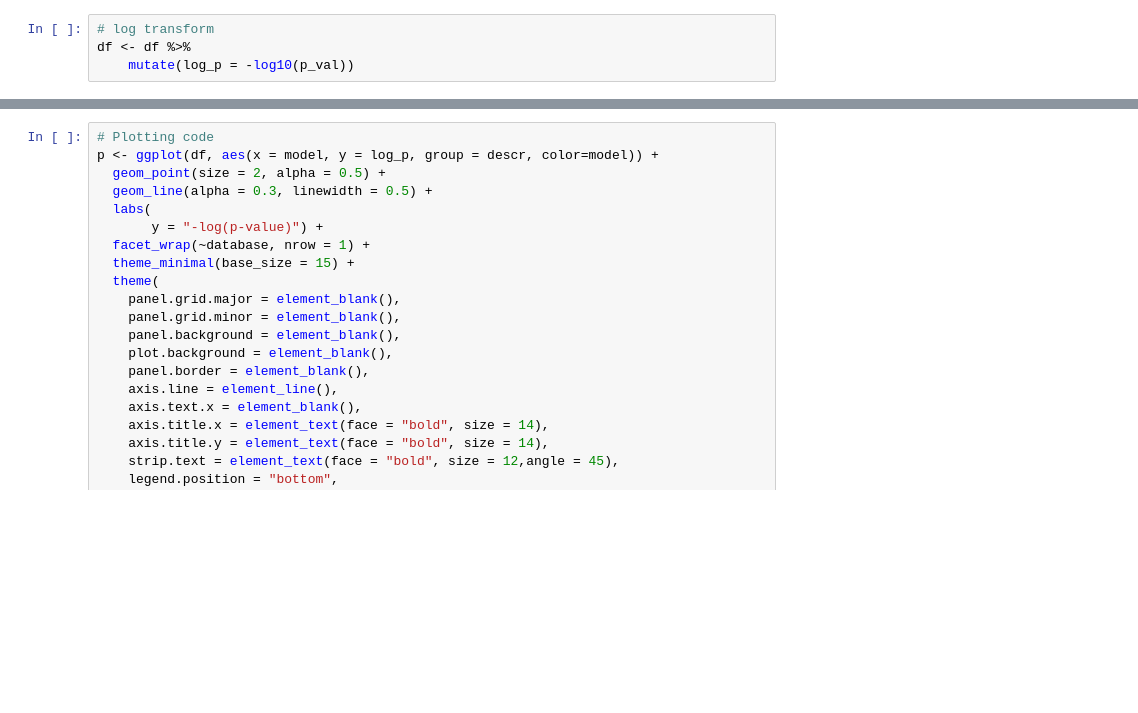
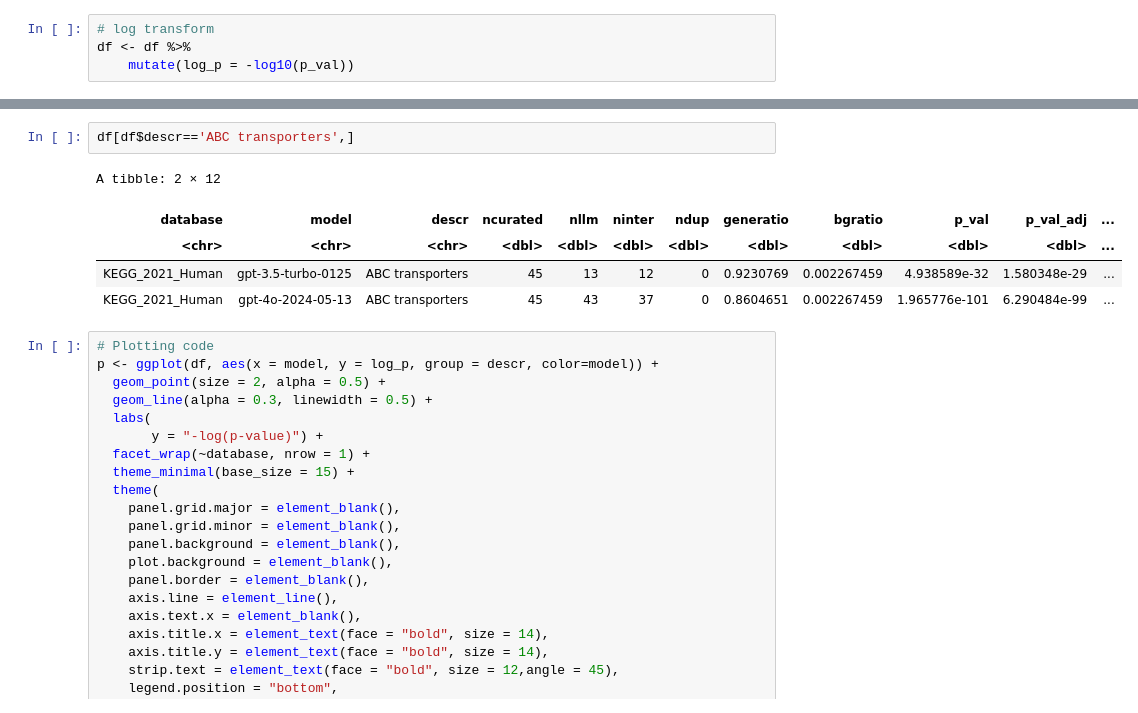
Before and after one commit to Alector-BIO/llm2geneset, a Jupyter notebook: notebooks/figures.ipynb, the cells around one changed output, grey strips where cells are left out. Cells and saved outputs as stored; diff of their text form; blank space fills up the shorter version.

```diff
--- a/notebooks/figures.ipynb
+++ b/notebooks/figures.ipynb
@@ -238,6 +238,14 @@ A tibble: 3 × 12
 | KEGG_2021_Human | gpt-3.5-turbo-0125 | ABC transporters | 45 | 13 | 12 | 0 | 0.9230769 | 0.002267459 | 4.938589e-32 | 1.580348e-29 | ... |
 | KEGG_2021_Human | gpt-3.5-turbo-0125 | AGE-RAGE signaling pathway in dia... | 100 | 35 | 7 | 0 | 0.2000000 | 0.005038799 | 4.133373e-10 | 1.322679e-07 | ... |
 | KEGG_2021_Human | gpt-3.5-turbo-0125 | AMPK signaling pathway | 120 | 27 | 14 | 0 | 0.5185185 | 0.006046559 | 8.155356e-25 | 2.609714e-22 | ... |
+# %%
+df[df$descr=='ABC transporters',]
+# %% [output]
+A tibble: 2 × 12
+| database | model | descr | ncurated | nllm | ninter | ndup | generatio | bgratio | p_val | p_val_adj | ... |
+| <chr> | <chr> | <chr> | <dbl> | <dbl> | <dbl> | <dbl> | <dbl> | <dbl> | <dbl> | <dbl> | ... |
+| KEGG_2021_Human | gpt-3.5-turbo-0125 | ABC transporters | 45 | 13 | 12 | 0 | 0.9230769 | 0.002267459 | 4.938589e-32 | 1.580348e-29 | ... |
+| KEGG_2021_Human | gpt-4o-2024-05-13 | ABC transporters | 45 | 43 | 37 | 0 | 0.8604651 | 0.002267459 | 1.965776e-101 | 6.290484e-99 | ... |
 # %%
 # Plotting code
 p <- ggplot(df, aes(x = model, y = log_p, group = descr, color=model)) +
```
Also changed, not shown: parts of 4 cells of this notebook, 1 other file.
